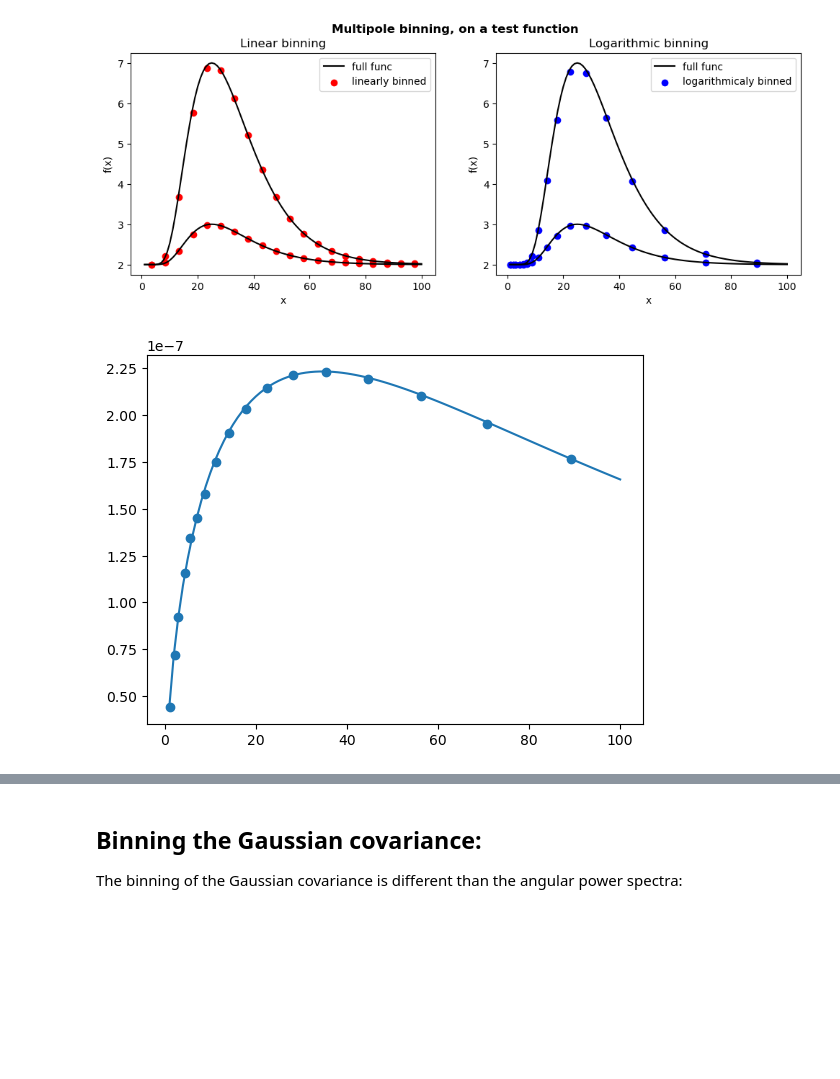
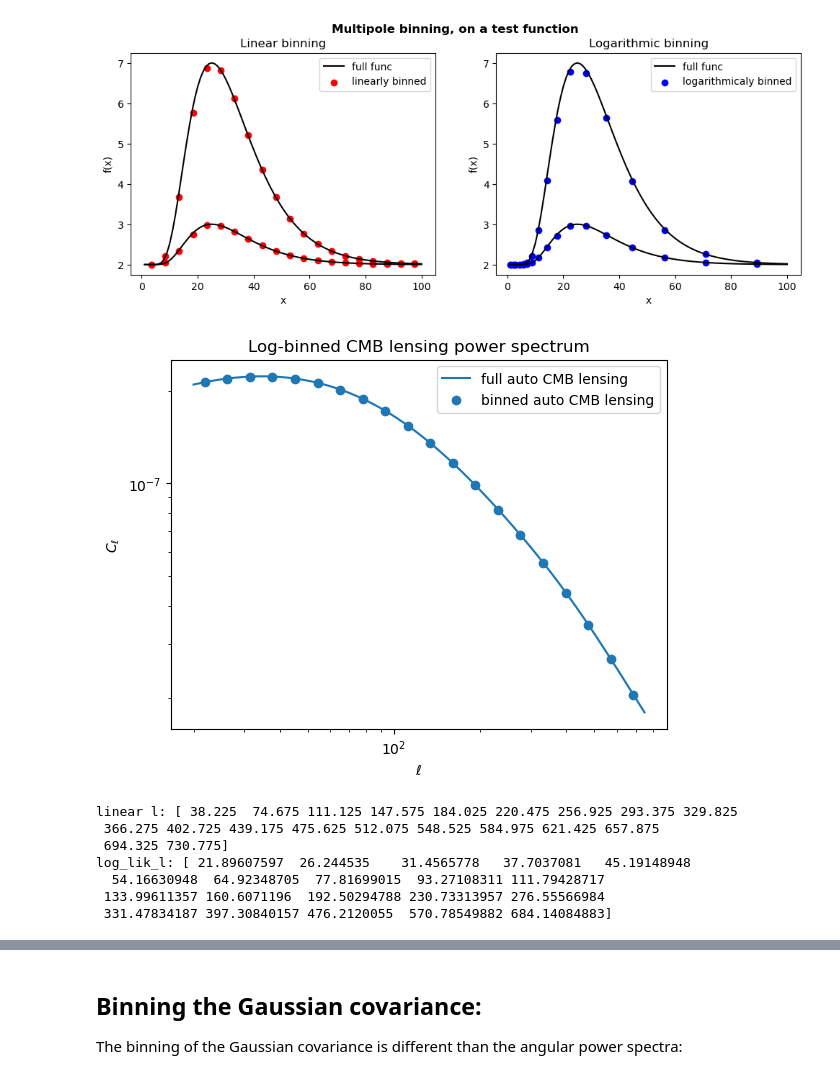
Before and after one commit to XanderHenrik/Masters-Project, a Jupyter notebook: notebooks/identifiability_test.ipynb, the cells around one changed output, grey strips where cells are left out. Cells and saved outputs as stored; diff of their text form; code cells hidden in the pictures; blank space fills up the shorter version.

```diff
--- a/notebooks/identifiability_test.ipynb
+++ b/notebooks/identifiability_test.ipynb
@@ -65,8 +65,9 @@ zero_mm_cosmo = ccl.Cosmology(Omega_c=0.27, Omega_b=0.045, h=0.67, A_s=2.1e-9, n
 single_nu_cosmo = ccl.Cosmology(Omega_c=0.27, Omega_b=0.045, h=0.67, A_s=2.1e-9, n_s=0.96, Neff=3.044, m_nu=0.12, mass_split='single')
 
 # The specifics of the angular power spectra:
-l = np.linspace(1, 100, 100) # multipole moments; ensure that these are 1 to 1 such that the multipole binninb can be done well later on
-z = np.linspace(0., 3.0, 100) # redshifts
+l = np.arange(20, 750)
+# l = np.linspace(20, 1000, 1000) # multipole moments; ensure that these are 1 to 1 such that the multipole binninb can be done well later on
+z = np.linspace(0., 3.0, 1000) # redshifts
 a = (1./(1+z))[::-1]
 
 # Biases:
@@ -209,7 +210,7 @@ Note: we evaluate all the angular power spectra in each of the tomorgaphic bins
 **Nbar should be in steradian; the dimensionless unit of solid angle. 30 galx arcmin^-2 corresponds to 0.3 gal per bin per arcmin^-2; then multiply by 60^2 for degrees, followed by (pi/180)^2 for steradian**
 # %%
 # Define the auto and cross correlations of the CMB lensing tracer with the tracers of the 6x2pt framework:
-lcdm_auto_cmb = ccl.angular_cl(lcdm_cosmo, lcdm_cmb_l_tracer, lcdm_cmb_l_tracer, l)
+lcdm_auto_cmb = {0: ccl.angular_cl(lcdm_cosmo, lcdm_cmb_l_tracer, lcdm_cmb_l_tracer, l, l_limber=1120)}
 lcdm_cmb_wl = {i: ccl.angular_cl(lcdm_cosmo, lcdm_cmb_l_tracer, lcdm_wl_tracer[i], l) for i in range(len(phot_tomo_bins))}
 lcdm_cmb_gc_ph = {i: ccl.angular_cl(lcdm_cosmo, lcdm_cmb_l_tracer, lcdm_photo_clus_tracer[i], l) for i in range(len(phot_tomo_bins))}
 lcdm_cmb_gc_sp = {i: ccl.angular_cl(lcdm_cosmo, lcdm_spec_clus_tracer[i], lcdm_cmb_l_tracer, l) for i in range(len(spec_tomo_bins))}
@@ -597,22 +603,35 @@ plt.show()
 [figure]
 # %%
 # Bin the angular power spectra, using the function bin_multipoles_CL defined above:
-# Take the number of bins to be 20:
-N_l = 20
-
 # First we bin the angular power spectra that correspond to the LCDM cosmology:
-log_lik_l, binned_lcdm_auto_cmb, dof_lcdm_auto_cmb = bin_multipoles_CL(l, {0: lcdm_auto_cmb}, N_l, type="log")
+log_lik_l, binned_lcdm_auto_cmb, dof_lcdm_auto_cmb = bin_multipoles_CL(l, lcdm_auto_cmb, N_l, type="log")
 binned_lcdm_cmb_wl, dof_lcdm_cmb_wl = bin_multipoles_CL(l, lcdm_cmb_wl, N_l, type="log")[1:]
 binned_lcdm_cmb_gc_ph, dof_lcdm_cmb_gc_ph = bin_multipoles_CL(l, lcdm_auto_gc_ph, N_l, type="log")[1:]
 linear_l, binned_lcdm_cmb_gc_sp, dof_lcdm_cmb_gc_sp = bin_multipoles_CL(l, lcdm_auto_gc_sp, N_l)
 
 binned_lcdm_auto_gc_ph, dof_lcdm_auto_gc_ph = bin_multipoles_CL(l, lcdm_auto_gc_ph, N_l, type="log")[1:]
 binned_lcdm_auto_gc_sp, dof_lcdm_auto_gc_sp = bin_multipoles_CL(l, lcdm_auto_gc_sp, N_l)[1:]
 binned_lcdm_auto_wl, dof_lcdm_auto_wl = bin_multipoles_CL(l, lcdm_auto_wl, N_l, type="log")[1:]
 
 plt.figure()
-plt.plot(l, lcdm_auto_cmb, label='full auto CMB lensing')
+plt.title("Log-binned CMB lensing power spectrum")
+plt.loglog(l, lcdm_auto_cmb[0], label='full auto CMB lensing')
 plt.scatter(log_lik_l, binned_lcdm_auto_cmb[0], label='binned auto CMB lensing')
+# plt.plot(l, 1e-3 * lcdm_auto_gc_sp[0], color='r', label='1st bin auto spec GC')
+# plt.scatter(linear_l, 1e-3 * binned_lcdm_auto_gc_sp[0], color='r', label='binned auto spec GC')
+plt.xlabel(r"$\ell$")
+plt.ylabel(r"$C_{\ell}$")
+plt.legend()
 plt.show()
+
+print("linear l:", linear_l)
+print("log_lik_l:", log_lik_l)
 # %% [output]
-[figure, old version]
+[figure, new version]
+linear l: [ 38.225  74.675 111.125 147.575 184.025 220.475 256.925 293.375 329.825
+ 366.275 402.725 439.175 475.625 512.075 548.525 584.975 621.425 657.875
+ 694.325 730.775]
+log_lik_l: [ 21.89607597  26.244535    31.4565778   37.7037081   45.19148948
+  54.16630948  64.92348705  77.81699015  93.27108311 111.79428717
+ 133.99611357 160.6071196  192.50294788 230.73313957 276.55566984
+ 331.47834187 397.30840157 476.2120055  570.78549882 684.14084883]
```
Also changed, not shown: parts of 34 cells of this notebook, 1 other file.
